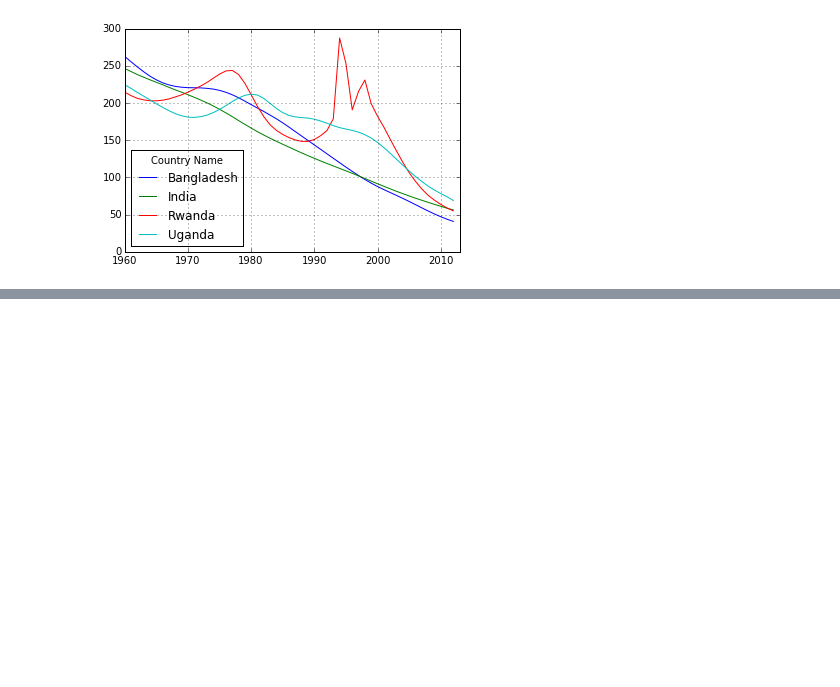
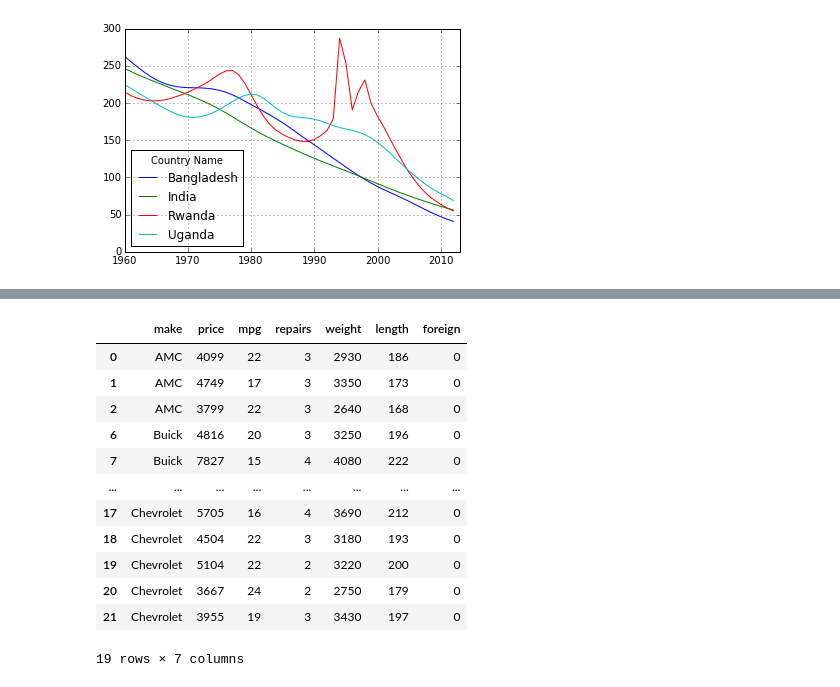
Before and after one commit to r-handsfield/datasciencepython, a Jupyter notebook: pandas_tutorials/2-3_subsetting_data.ipynb, the cells around one changed output, grey strips where cells are left out. Cells and saved outputs as stored; diff of their text form; code cells hidden in the pictures; blank space fills up the shorter version.

```diff
--- a/pandas_tutorials/2-3_subsetting_data.ipynb
+++ b/pandas_tutorials/2-3_subsetting_data.ipynb
@@ -139,0 +202,3 @@ comparison.plot()
+# %%
+# create a mask to do the filtering
+mask = auto.foreign==1
@@ -139,0 +249,20 @@ comparison.plot()
+# %%
+# apply the inverse filter (rows where "foreign"==0)
+
+domestic = auto[numpy.invert(mask)]
+# %%
+domestic
+# %% [output]
+|  | make | price | mpg | repairs | weight | length | foreign |
+| 0 | AMC | 4099 | 22 | 3 | 2930 | 186 | 0 |
+| 1 | AMC | 4749 | 17 | 3 | 3350 | 173 | 0 |
+| 2 | AMC | 3799 | 22 | 3 | 2640 | 168 | 0 |
+| 6 | Buick | 4816 | 20 | 3 | 3250 | 196 | 0 |
+| 7 | Buick | 7827 | 15 | 4 | 4080 | 222 | 0 |
+| ... | ... | ... | ... | ... | ... | ... | ... |
+| 17 | Chevrolet | 5705 | 16 | 4 | 3690 | 212 | 0 |
+| 18 | Chevrolet | 4504 | 22 | 3 | 3180 | 193 | 0 |
+| 19 | Chevrolet | 5104 | 22 | 2 | 3220 | 200 | 0 |
+| 20 | Chevrolet | 3667 | 24 | 2 | 2750 | 179 | 0 |
+| 21 | Chevrolet | 3955 | 19 | 3 | 3430 | 197 | 0 |
+19 rows × 7 columns
```
Also changed, not shown: parts of 28 cells of this notebook, 1 other file.
